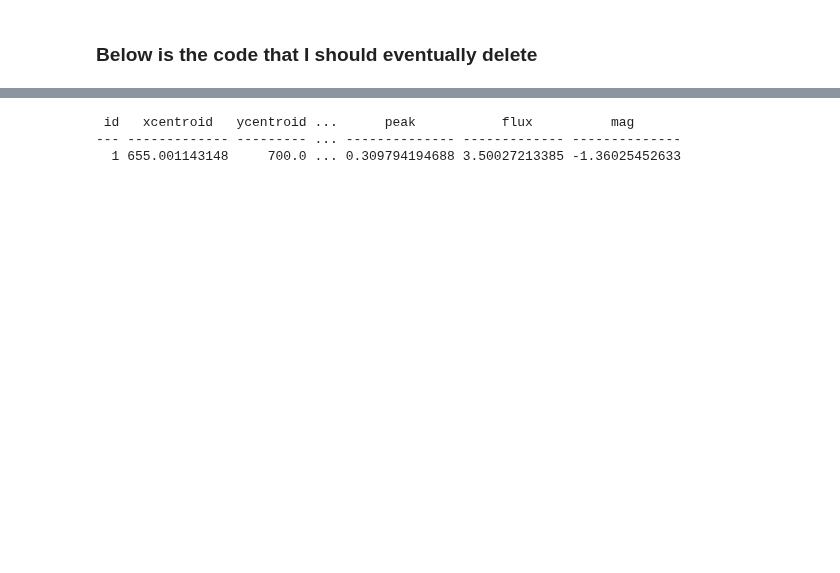
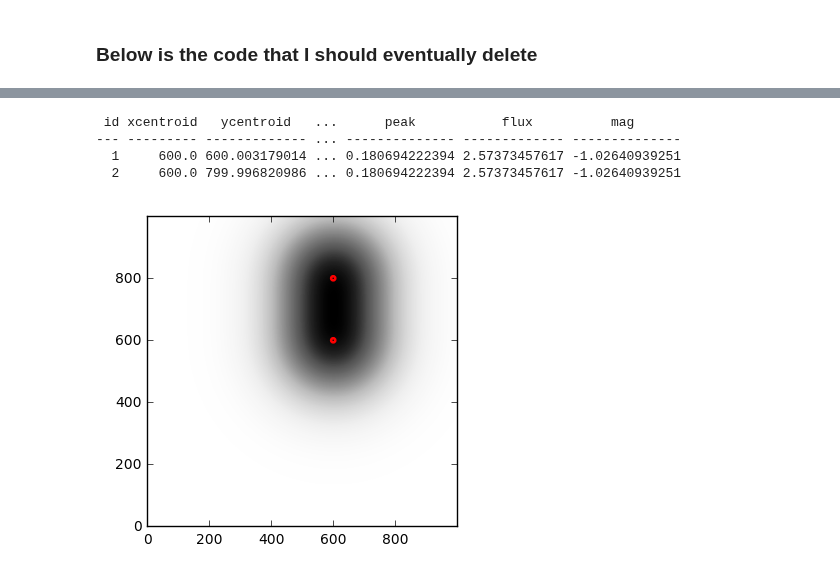
Before and after one commit to jiwoncpark/SLRealizer, a Jupyter notebook: python/desc/slrealizer/deblend_test.ipynb, the cells around one changed output, grey strips where cells are left out. Cells and saved outputs as stored; diff of their text form; code cells hidden in the pictures; blank space fills up the shorter version.

```diff
--- a/python/desc/slrealizer/deblend_test.ipynb
+++ b/python/desc/slrealizer/deblend_test.ipynb
@@ -144,23 +146,34 @@ ax2.imshow(segm.data, origin='lower', interpolation='nearest')
 # %%
 from photutils import DAOStarFinder
 
 daofind = DAOStarFinder(fwhm=1.5, threshold=0.00001)
 sources = daofind(image)
 print sources
+
+from astropy.visualization import SqrtStretch
+from astropy.visualization.mpl_normalize import ImageNormalize
+from photutils import CircularAperture
+positions = (sources['xcentroid'], sources['ycentroid'])
+apertures = CircularAperture(positions, r=4.)
+norm = ImageNormalize(stretch=SqrtStretch())
+plt.imshow(image, cmap='Greys', origin='lower', norm=norm)
+apertures.plot(color='red', lw=3.0, alpha=1.0)
 
 #from astropy.visualization import SqrtStretch
 #from astropy.visualization.mpl_normalize import ImageNormalize
 #from photutils import CircularAperture
 
 #positions = (sources['xcentroid'], sources['ycentroid'])
 #apertures = CircularAperture(positions, r=500)
 #norm = ImageNormalize(stretch=SqrtStretch())
 #img2 = plt.imshow(image, interpolation='nearest', cmap = cmap2, origin='lower', extent=[-3, 3, -3, 3], aspect = "auto")
 #apertures.plot(color='white', lw=10, alpha=1)
 # %% [output]
- id   xcentroid   ycentroid ...      peak           flux          mag
---- ------------- --------- ... -------------- ------------- --------------
-  1 655.001143148     700.0 ... 0.309794194688 3.50027213385 -1.36025452633
+ id xcentroid   ycentroid   ...      peak           flux          mag
+--- --------- ------------- ... -------------- ------------- --------------
+  1     600.0 600.003179014 ... 0.180694222394 2.57373457617 -1.02640939251
+  2     600.0 799.996820986 ... 0.180694222394 2.57373457617 -1.02640939251
+[figure, added]
 # %%
 #deblend fit gaussian
 #pick peaks out and then start fitting
```
Also changed, not shown: parts of 5 cells of this notebook, 2 other files.
